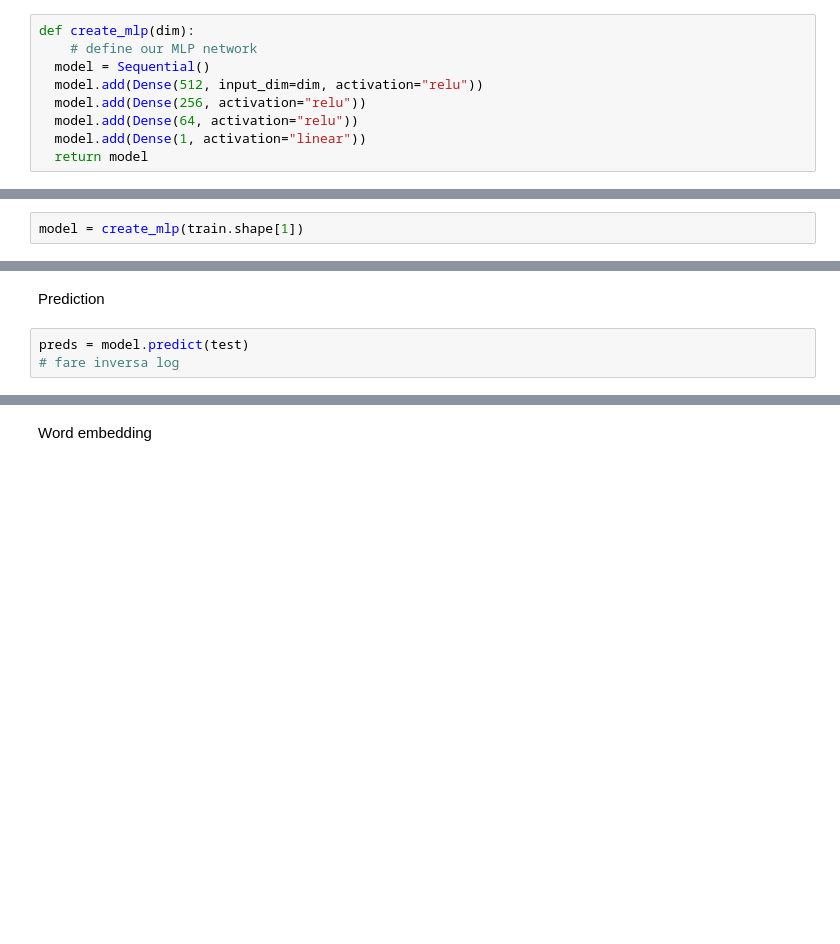
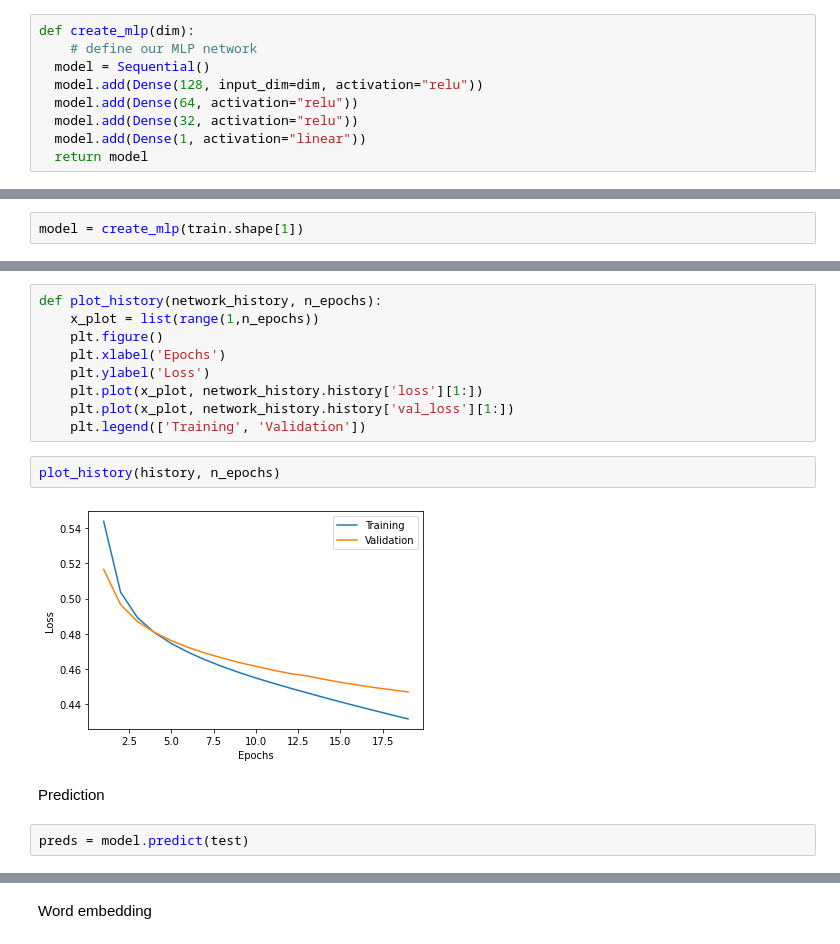
Before and after one commit to danielecaliari/AML, a Jupyter notebook: modelli.ipynb, the cells around one changed output, grey strips where cells are left out. Cells and saved outputs as stored; diff of their text form; blank space fills up the shorter version.

```diff
--- a/modelli.ipynb
+++ b/modelli.ipynb
@@ -37,9 +42,9 @@ test = sparse.load_npz(base_dir + 'test.npz')
 def create_mlp(dim):
 	# define our MLP network
   model = Sequential()
-  model.add(Dense(512, input_dim=dim, activation="relu"))
-  model.add(Dense(256, activation="relu"))
+  model.add(Dense(128, input_dim=dim, activation="relu"))
   model.add(Dense(64, activation="relu"))
+  model.add(Dense(32, activation="relu"))
   model.add(Dense(1, activation="linear"))
   return model
 # %% [markdown]
@@ -76,5 +101,17 @@ KeyboardInterrupt: ignored
+# %%
+def plot_history(network_history, n_epochs):
+    x_plot = list(range(1,n_epochs))
+    plt.figure()
+    plt.xlabel('Epochs')
+    plt.ylabel('Loss')
+    plt.plot(x_plot, network_history.history['loss'][1:])
+    plt.plot(x_plot, network_history.history['val_loss'][1:])
+    plt.legend(['Training', 'Validation'])
+# %%
+plot_history(history, n_epochs)
+# %% [output]
+[figure, added]
 # %% [markdown]
 Prediction
 # %%
 preds = model.predict(test)
-# fare inversa log
```
Also changed, not shown: parts of 27 cells of this notebook.
